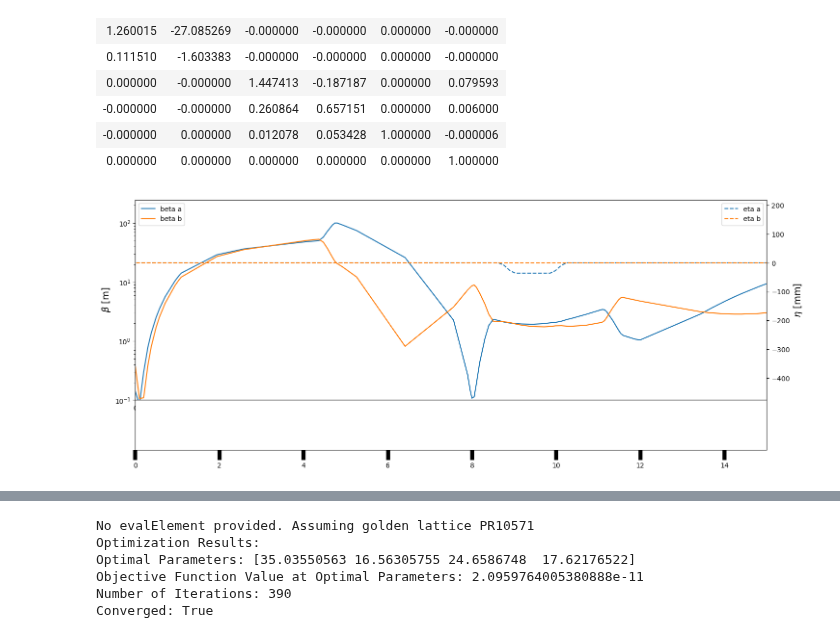
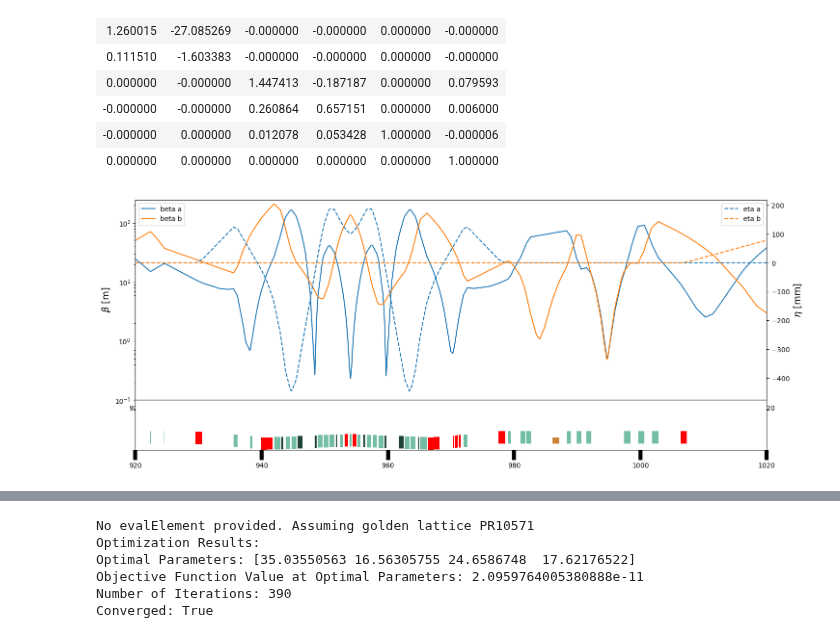
Before and after one commit to slaclab/FACET2-S2E, a Jupyter notebook: DELETEME.ipynb, the cells around one changed output, grey strips where cells are left out. Saved outputs shown, nothing was run; the diff lists cells and outputs as text; code cells hidden in the pictures.

```diff
--- a/DELETEME.ipynb
+++ b/DELETEME.ipynb
@@ -42,8 +42,8 @@ getMatrix(tao, "YC2FF", "end", print = True);
 # %%
 floorplanPlot(
     tao,
-    zmin = 0,
-    zmax = 15 #11.535
+    zmin = 920,
+    #zmax = 1000 #11.535
 )
 # %% [output]
-[figure, old version]
+[figure, new version]
```
Also changed, not shown: parts of 1 cell of this notebook, 4 other files.
